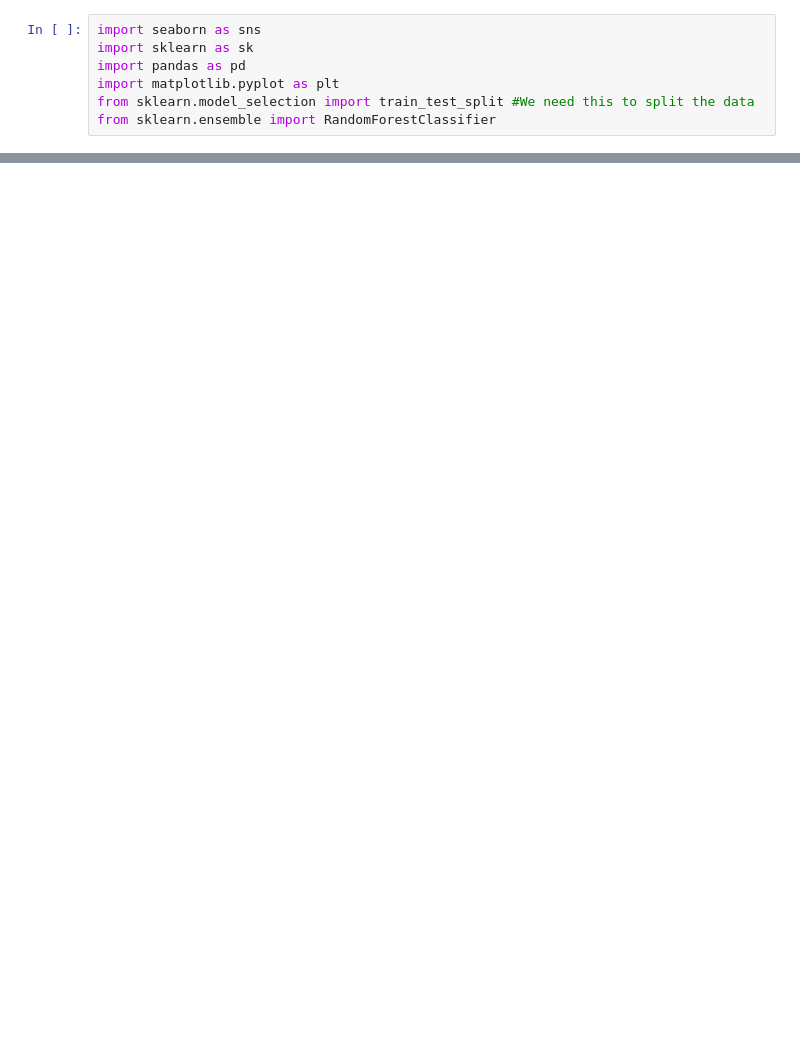
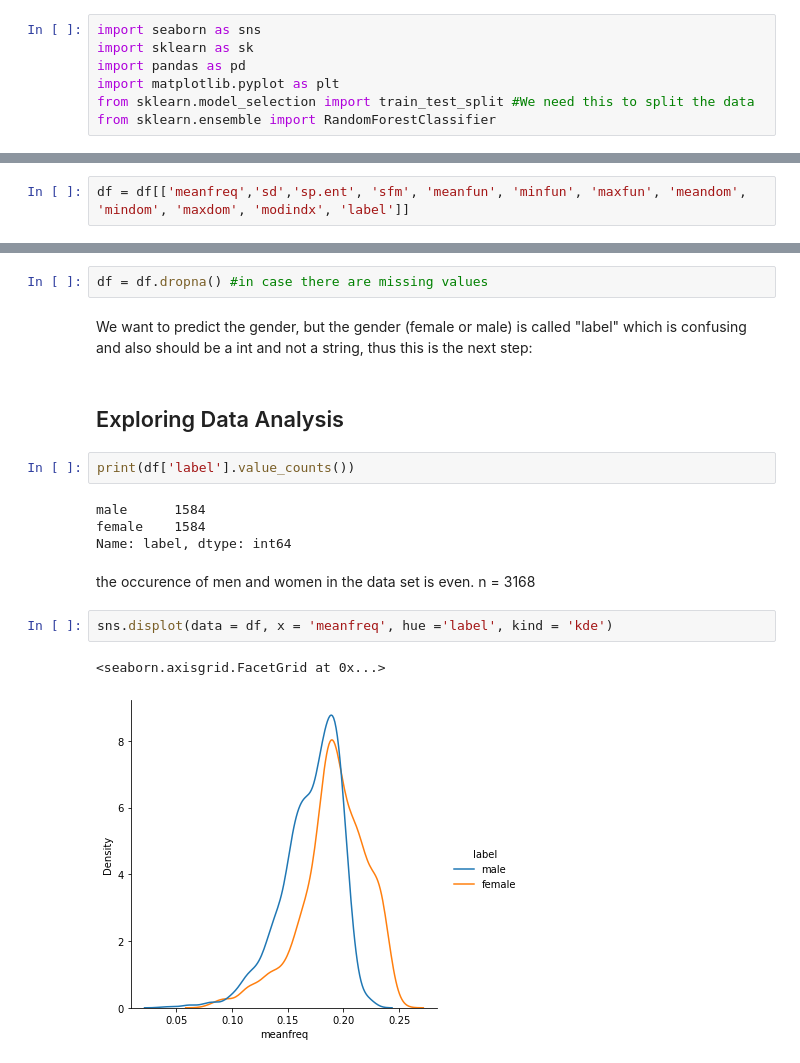
Before and after one commit to MirCHeineken/Assignement_FML_4-5_VoiceReg, a Jupyter notebook: Voice Recognition.ipynb, the cells around one changed output, grey strips where cells are left out. Drawn from its saved outputs; the diff is of its cells as text; blank space fills up the shorter version.

```diff
--- a/Voice Recognition.ipynb
+++ b/Voice Recognition.ipynb
@@ -29,0 +54,2 @@ With Classification
+# %%
+df = df[['meanfreq','sd','sp.ent', 'sfm', 'meanfun', 'minfun', 'maxfun', 'meandom', 'mindom', 'maxdom', 'modindx', 'label']]
@@ -29,0 +72,19 @@ With Classification
+# %%
+df = df.dropna() #in case there are missing values
+# %% [markdown]
+We want to predict the gender, but the gender (female or male) is called "label" which is confusing and also should be a int and not a string, thus this is the next step:
+# %% [markdown]
+## Exploring Data Analysis
+# %%
+print(df['label'].value_counts())
+# %% [output]
+male      1584
+female    1584
+Name: label, dtype: int64
+# %% [markdown]
+the occurence of men and women in the data set is even. n = 3168
+# %%
+sns.displot(data = df, x = 'meanfreq', hue ='label', kind = 'kde')
+# %% [output]
+<seaborn.axisgrid.FacetGrid at 0x...>
+[figure, added]
```
Also changed, not shown: parts of 26 cells of this notebook.
